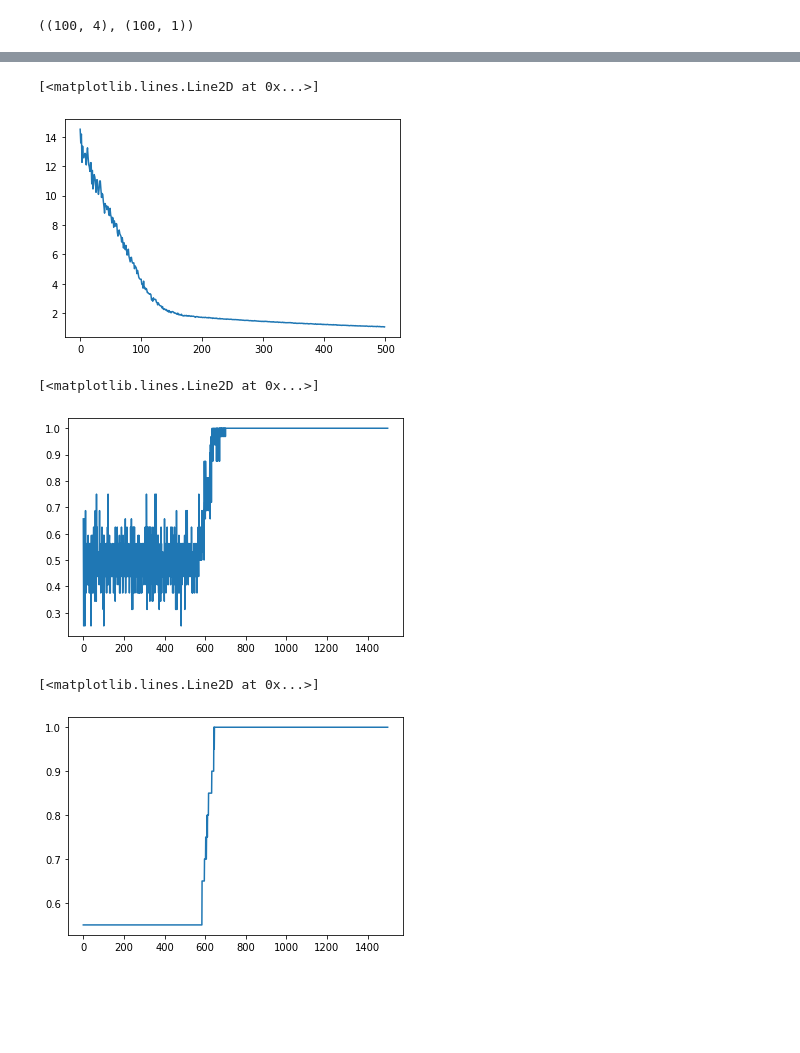
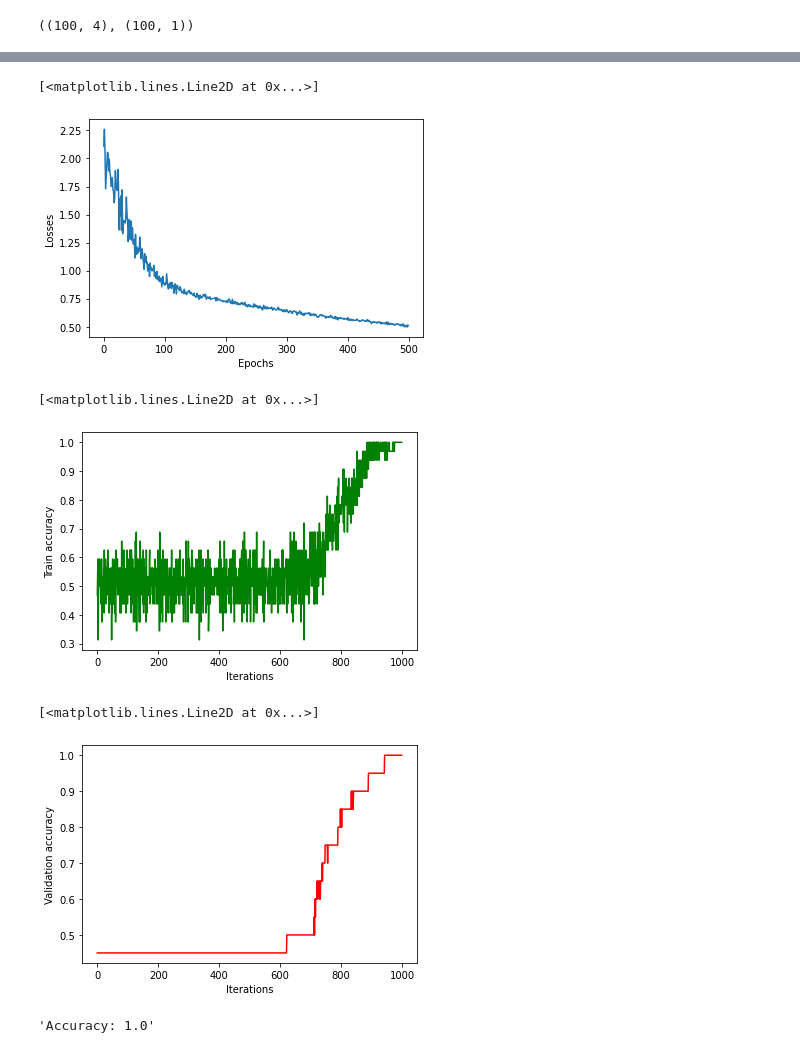
Before and after one commit to dminhvu/Machine-Learning, a Jupyter notebook: Iris/iris_logistic_regression_mini_batch.ipynb, the cells around one changed output, grey strips where cells are left out. Saved outputs shown, nothing was run; the diff lists cells and outputs as text; code cells hidden in the pictures; blank space fills up the shorter version.

```diff
--- a/Iris/iris_logistic_regression_mini_batch.ipynb
+++ b/Iris/iris_logistic_regression_mini_batch.ipynb
@@ -14,0 +28,3 @@ X.shape, y.shape
+# %%
+X_train, X_test, y_train, y_test = train_test_split(X,y,test_size=0.2)
+(X_train.shape, y_train.shape), (X_test.shape, y_test.shape)
@@ -88,6 +137,8 @@ class MyLogisticRegression:
 # %%
-model = MyLogisticRegression()
-model.fit(X,y,lr=0.001,batch_size=32,epochs=500)
+model = LogisticRegression()
+model.fit(X_train,y_train,val=(X_test,y_test),lr=0.001,batch_size=32,epochs=500,verbose=50)
+
+plt.xlabel('Iterations')
+plt.ylabel('Losses')
 plt.plot(model.losses)
-model.losses[-1]
 # %% [output]
@@ -96,15 +158,25 @@ model.losses[-1]
 # %%
-plt.plot(model.batch_losses)
+plt.xlabel('Epochs')
+plt.ylabel('Losses')
+plt.plot(model.epoch_losses)
 # %% [output]
 [<matplotlib.lines.Line2D at 0x...>]
-[figure, old version]
+[figure, new version]
 # %%
-plt.plot(model.train_accs)
+plt.xlabel('Iterations')
+plt.ylabel('Train accuracy')
+plt.plot(model.train_accs,c='g')
 # %% [output]
 [<matplotlib.lines.Line2D at 0x...>]
-[figure, old version]
+[figure, new version]
 # %%
-plt.plot(model.val_accs)
+plt.xlabel('Iterations')
+plt.ylabel('Validation accuracy')
+plt.plot(model.val_accs,c='r')
 # %% [output]
 [<matplotlib.lines.Line2D at 0x...>]
-[figure, old version]
+[figure, new version]
+# %%
+f'Accuracy: {model.score(X_test,y_test)}'
+# %% [output]
+'Accuracy: 1.0'
```
Also changed, not shown: parts of 10 cells of this notebook, 1 other file.
